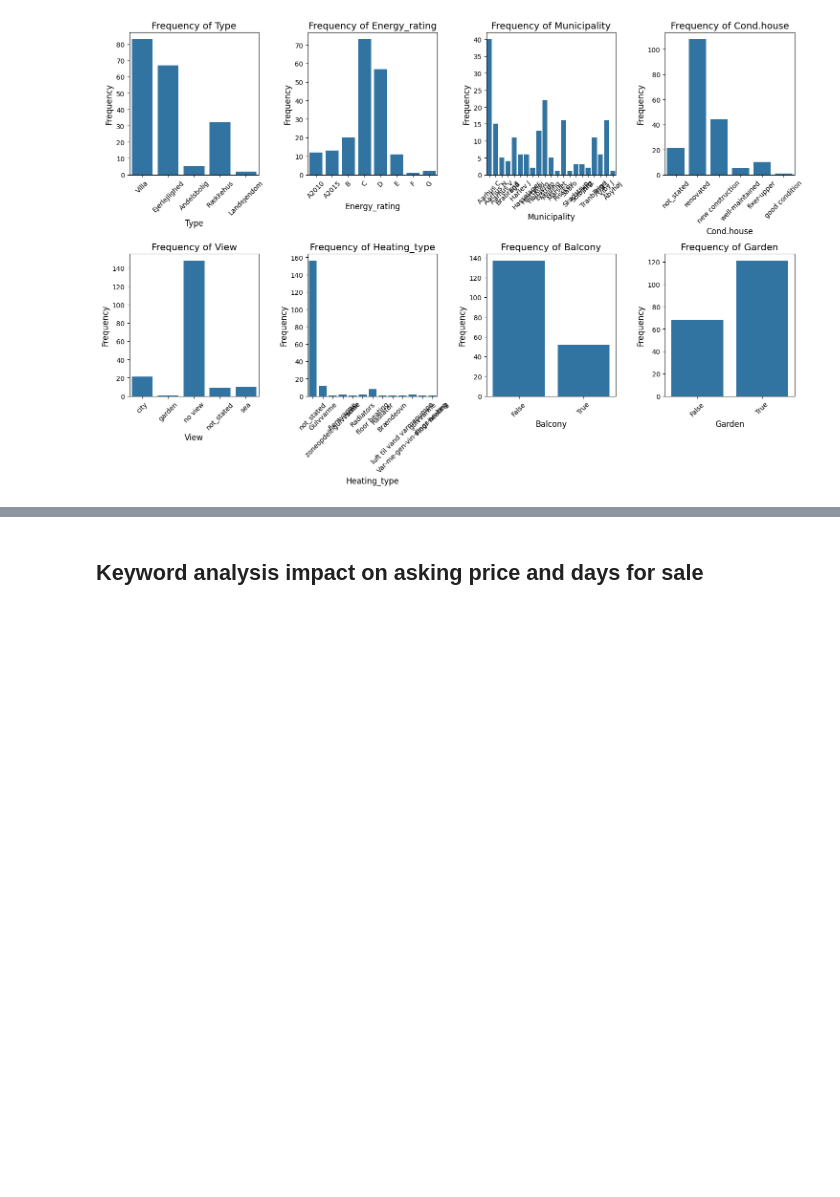
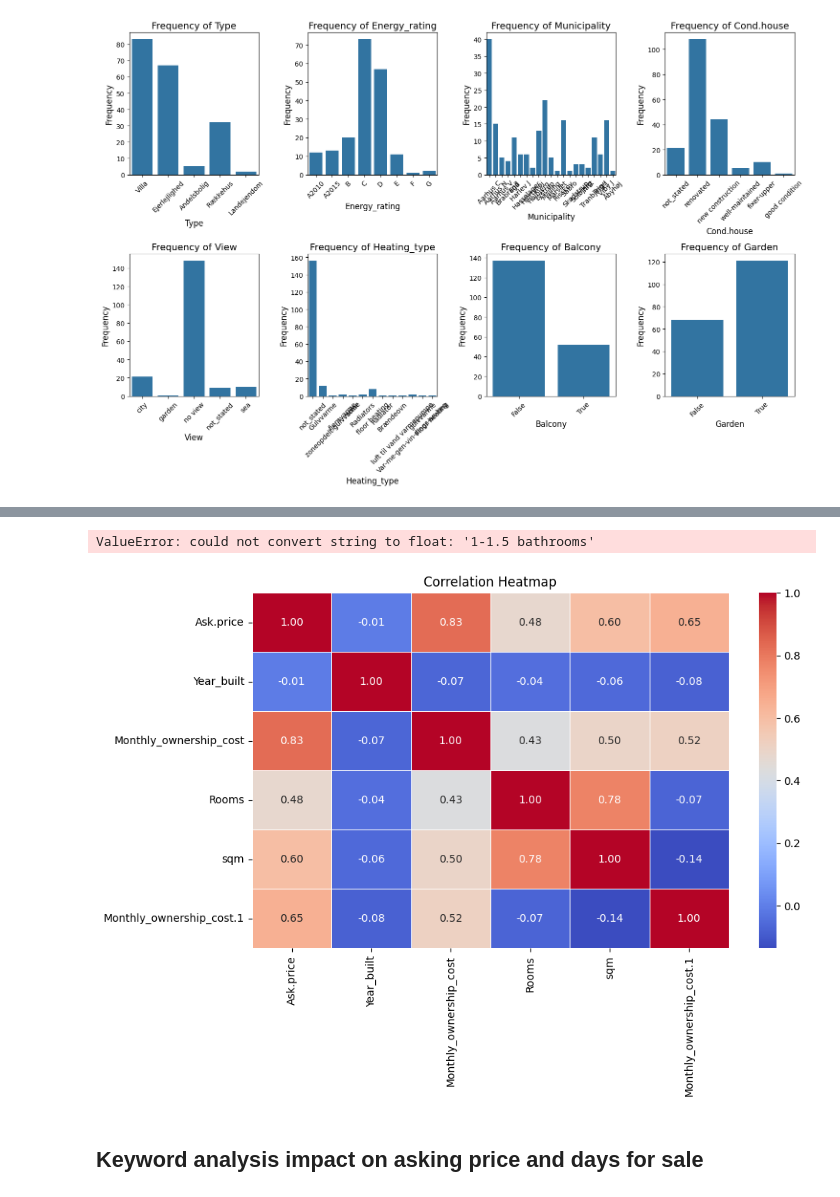
Before and after one commit to SebVJ/dsp_project, a Jupyter notebook: dsp_project/1. Data Exploration/Data_exp.ipynb, the cells around one changed output, grey strips where cells are left out. Cells and saved outputs as stored; diff of their text form; code cells hidden in the pictures; blank space fills up the shorter version.

```diff
--- a/dsp_project/1. Data Exploration/Data_exp.ipynb
+++ b/dsp_project/1. Data Exploration/Data_exp.ipynb
@@ -369,18 +258,0 @@ cond.house_well-maintained                          1.0
-# %%
-from textblob import TextBlob
-
-# Function to analyze sentiment
-def analyze_sentiment(text):
-    analysis = TextBlob(text)
-    return analysis.sentiment.polarity
-
-# Apply sentiment analysis to the cleaned descriptions
-df['Sentiment'] = df['Cleaned_Description'].apply(analyze_sentiment)
-
-# Summary statistics of sentiment scores
-sentiment_summary = df['Sentiment'].describe()
-
-# Correlation between sentiment and numerical variables
-sentiment_correlation = df[['Sentiment', 'Ask.price', 'days_for_sale']].corr()
-
-sentiment_summary, sentiment_correlation
@@ -434,0 +259,14 @@ KeyError: 'Sentiment'
+# %%
+# Feature Engineering
+
+
+# 3. Extract year information from 'Year_built' and create age feature
+current_year = pd.to_datetime('today').year
+df['Age'] = current_year - df['Year_built']
+
+# 4. Encode categorical variables with one-hot encoding
+categorical_features = ['Type', 'Energy_rating', 'Municipality', 'Heating_type']
+df_encoded = pd.get_dummies(df, columns=categorical_features, drop_first=True)
+
+# Display the first few rows of the modified dataframe
+df_encoded.head()
@@ -435,2 +300,31 @@ KeyError: 'Sentiment'
+# %%
+# Selecting relevant columns excluding 'Description' and '0'
+relevant_columns = df.columns.difference(['Description', 'Description.1', '0'])
+
+# Creating a correlation matrix for these columns
+correlation_matrix_all = df[relevant_columns].apply(lambda x: pd.factorize(x)[0] if x.dtype == 'object' else x).corr()
+
+# Plotting the heatmap for all variables
+plt.figure(figsize=(15, 10))
+heatmap_all = sns.heatmap(correlation_matrix_all, annot=False, cmap='coolwarm', fmt='.2f', linewidths=.5)
+plt.title('Correlation Heatmap for All Variables (Excluding Descriptions)')
+plt.show()
+# %% [output]
+ValueError: could not convert string to float: '1-1.5 bathrooms'
+# %%
+import seaborn as sns
+import matplotlib.pyplot as plt
+
+# Selecting numeric columns for correlation
+numeric_columns = ['Ask.price', 'Year_built', 'Monthly_ownership_cost', 'Rooms', 'sqm', 'Monthly_ownership_cost.1']
+correlation_matrix = df[numeric_columns].corr()
+
+# Plotting the heatmap
+plt.figure(figsize=(10, 6))
+heatmap = sns.heatmap(correlation_matrix, annot=True, cmap='coolwarm', fmt='.2f', linewidths=.5)
+plt.title('Correlation Heatmap')
+plt.show()
+# %% [output]
+[figure, added]
 # %% [markdown]
 ## Keyword analysis impact on asking price and days for sale
```
Also changed, not shown: parts of 17 cells of this notebook, 6 other files.
